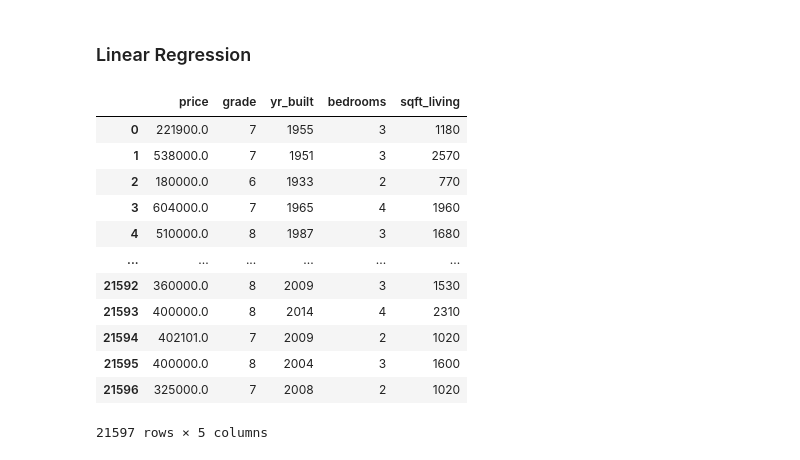
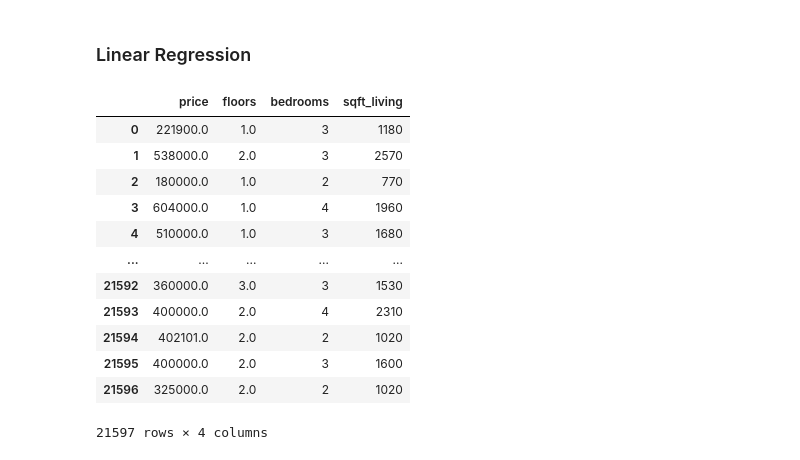
Before and after one commit to PaulWill92/Housing-Regression, a Jupyter notebook: index.ipynb, the cells around one changed output. Saved outputs shown, nothing was run; the diff lists cells and outputs as text; code cells hidden in the pictures.

```diff
--- a/index.ipynb
+++ b/index.ipynb
@@ -74,6 +74,0 @@ None
-# %%
-# Run this cell only once
-columns = ['view', 'sqft_above', 'sqft_basement', 'yr_renovated', 'zipcode', 'lat', 'long', 'sqft_living15', 'sqft_lot15']
-housing_df.drop(axis=1, columns=columns, inplace=True)
-print("Number of columns after the drop: ", housing_df.shape[1])
-housing_df.head(3)
@@ -114,0 +107,2 @@ https://www.zillow.com/seattle-wa/waterfront/?searchQueryState={%22pagination%22
+# %%
+housing_df['waterfront'].fillna(value=0.0, inplace=True)
@@ -198,0 +210,7 @@ housing_df['bedrooms'].replace(33, median_outlier[2], inplace=True)
+# %%
+# Run this cell only once
+columns = ['date', 'view', 'sqft_above', 'sqft_basement', 'yr_renovated', 'zipcode', 'lat', 'long', 'sqft_living15', 'sqft_lot15', 'is_duplicated']
+new_housing_df= housing_df.drop(axis=1, columns=columns)
+print("Number of columns before the drop: ", housing_df.shape[1])
+print("Number of columns after the drop: ", new_housing_df.shape[1])
+new_housing_df.head(3)
@@ -341,19 +435,19 @@ housing_df.query('yr_built>=1980 and yr_built<=2000').corr()
 # %% [markdown]
 ### Linear Regression
 # %%
-regression_baseline = housing_df.loc[:,['price', 'grade', 'yr_built', 'bedrooms', 'sqft_living']]
+regression_baseline = new_housing_df.loc[:,['price', 'floors', 'bedrooms', 'sqft_living']]
 regression_baseline
 # %% [output]
-|  | price | grade | yr_built | bedrooms | sqft_living |
-| 0 | 221900.0 | 7 | 1955 | 3 | 1180 |
-| 1 | 538000.0 | 7 | 1951 | 3 | 2570 |
-| 2 | 180000.0 | 6 | 1933 | 2 | 770 |
-| 3 | 604000.0 | 7 | 1965 | 4 | 1960 |
-| 4 | 510000.0 | 8 | 1987 | 3 | 1680 |
-| ... | ... | ... | ... | ... | ... |
-| 21592 | 360000.0 | 8 | 2009 | 3 | 1530 |
-| 21593 | 400000.0 | 8 | 2014 | 4 | 2310 |
-| 21594 | 402101.0 | 7 | 2009 | 2 | 1020 |
-| 21595 | 400000.0 | 8 | 2004 | 3 | 1600 |
-| 21596 | 325000.0 | 7 | 2008 | 2 | 1020 |
+|  | price | floors | bedrooms | sqft_living |
+| 0 | 221900.0 | 1.0 | 3 | 1180 |
+| 1 | 538000.0 | 2.0 | 3 | 2570 |
+| 2 | 180000.0 | 1.0 | 2 | 770 |
+| 3 | 604000.0 | 1.0 | 4 | 1960 |
+| 4 | 510000.0 | 1.0 | 3 | 1680 |
+| ... | ... | ... | ... | ... |
+| 21592 | 360000.0 | 3.0 | 3 | 1530 |
+| 21593 | 400000.0 | 2.0 | 4 | 2310 |
+| 21594 | 402101.0 | 2.0 | 2 | 1020 |
+| 21595 | 400000.0 | 2.0 | 3 | 1600 |
+| 21596 | 325000.0 | 2.0 | 2 | 1020 |
-21597 rows × 5 columns
+21597 rows × 4 columns
```
Also changed, not shown: parts of 67 cells of this notebook.
